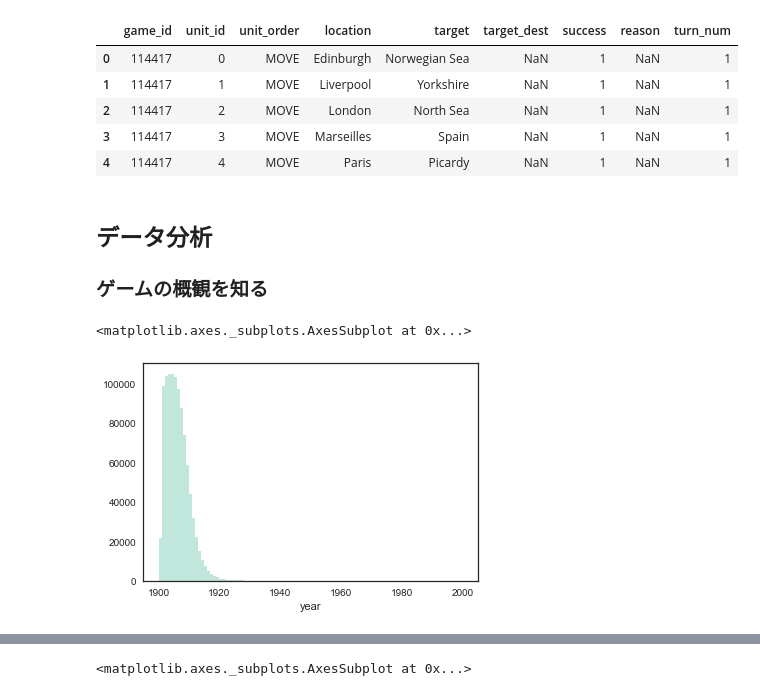
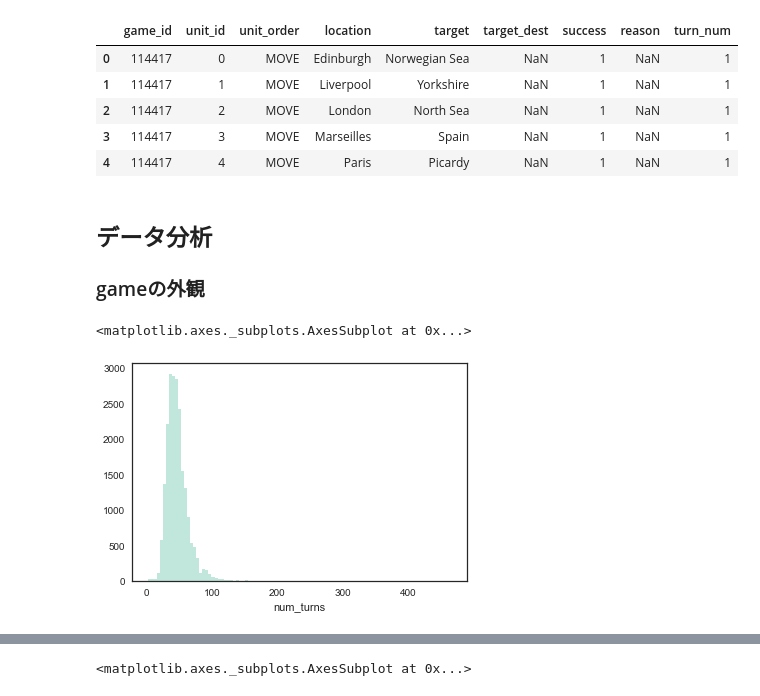
Before and after one commit to sorashido/DiplomacyPredict, a Jupyter notebook: src/v2.ipynb, the cells around one changed output, grey strips where cells are left out. Saved outputs shown, nothing was run; the diff lists cells and outputs as text; code cells hidden in the pictures.

```diff
--- a/src/v2.ipynb
+++ b/src/v2.ipynb
@@ -62,11 +62,11 @@ orders.head()
 | 4 | 114417 | 4 | MOVE | Paris | Picardy | NaN | 1 | NaN | 1 |
 # %% [markdown]
 ## データ分析
-### ゲームの概観を知る
+### gameの外観
 # %%
-# 1ゲームあたりのターン数
-x = turns['year']
+# turn数
+x = games['num_turns']
 sns.distplot(x, kde=False, rug=False, bins=100)
 # %% [output]
 <matplotlib.axes._subplots.AxesSubplot at 0x...>
-[figure, old version]
+[figure, new version]
```
Also changed, not shown: parts of 16 cells of this notebook.
